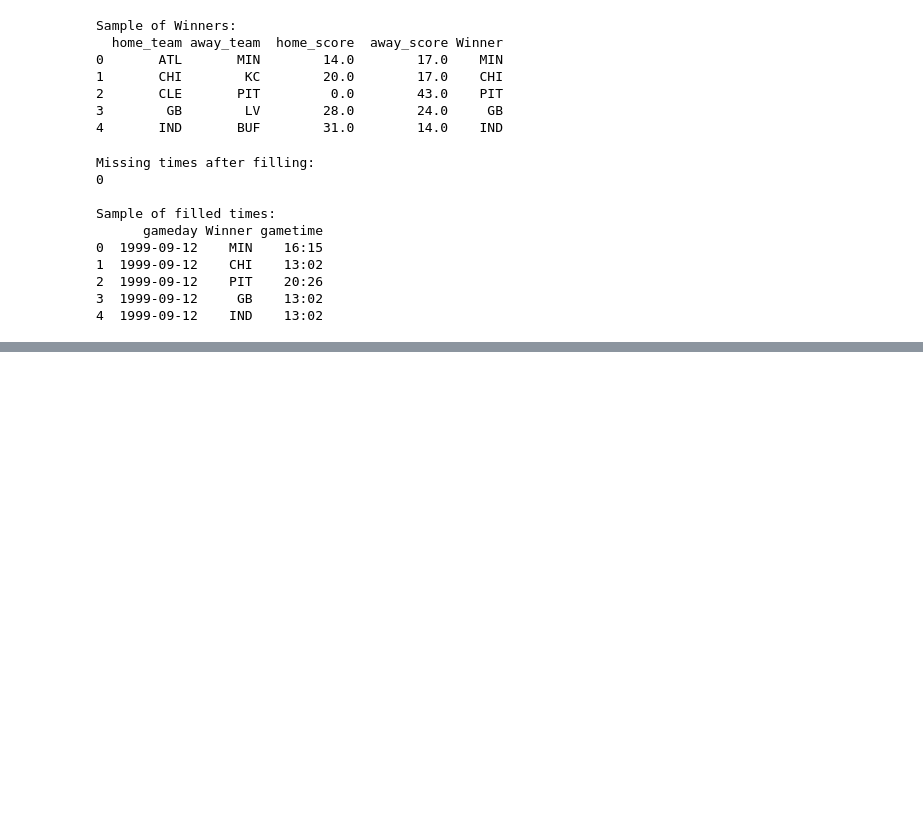
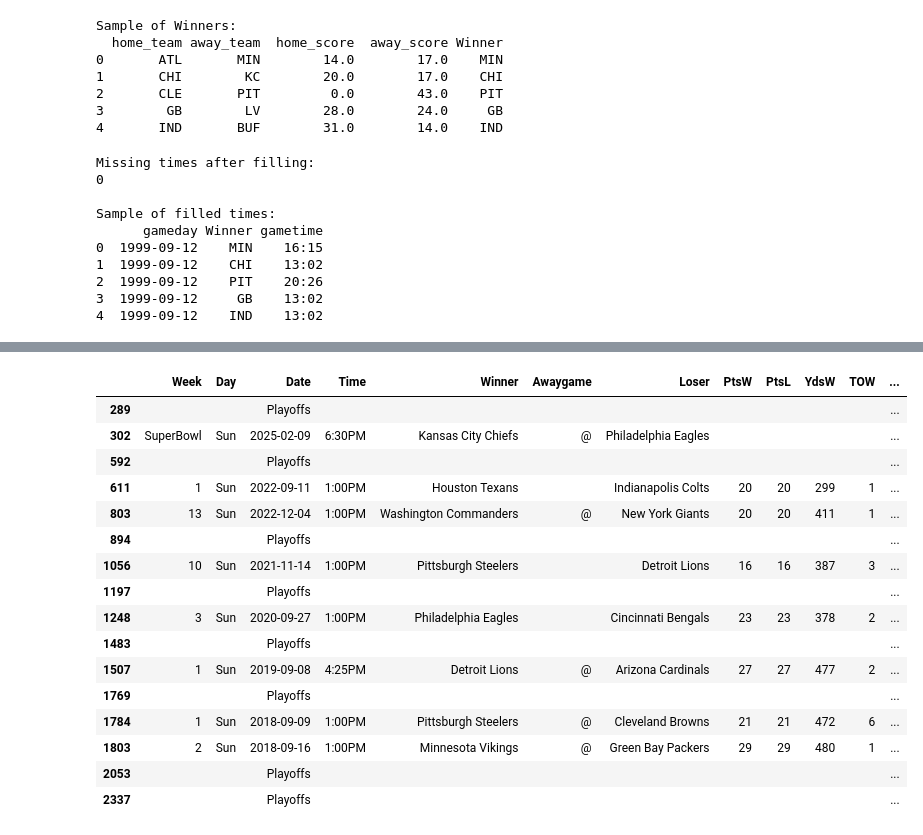
Before and after one commit to JonathanK556/NFL-Model, a Jupyter notebook: Data_Wrangling.ipynb, the cells around one changed output, grey strips where cells are left out. Cells and saved outputs as stored; diff of their text form; code cells hidden in the pictures; blank space fills up the shorter version.

Commit message:
more data wrangling, replaced gamescsv with new data source

```diff
--- a/Data_Wrangling.ipynb
+++ b/Data_Wrangling.ipynb
@@ -554,0 +845,24 @@ dtype: int64
+# %%
+#Adding tie column
+combined_games_data['Tie'] = (combined_games_data['PtsW'] == combined_games_data['PtsL']).astype(int)
+# %%
+#Look at tie games
+combined_games_data[combined_games_data["Tie"]==1]
+# %% [output]
+|  | Week | Day | Date | Time | Winner | Awaygame | Loser | PtsW | PtsL | YdsW | TOW | ... |
+| 289 |  |  | Playoffs |  |  |  |  |  |  |  |  | ... |
+| 302 | SuperBowl | Sun | 2025-02-09 | 6:30PM | Kansas City Chiefs | @ | Philadelphia Eagles |  |  |  |  | ... |
+| 592 |  |  | Playoffs |  |  |  |  |  |  |  |  | ... |
+| 611 | 1 | Sun | 2022-09-11 | 1:00PM | Houston Texans |  | Indianapolis Colts | 20 | 20 | 299 | 1 | ... |
+| 803 | 13 | Sun | 2022-12-04 | 1:00PM | Washington Commanders | @ | New York Giants | 20 | 20 | 411 | 1 | ... |
+| 894 |  |  | Playoffs |  |  |  |  |  |  |  |  | ... |
+| 1056 | 10 | Sun | 2021-11-14 | 1:00PM | Pittsburgh Steelers |  | Detroit Lions | 16 | 16 | 387 | 3 | ... |
+| 1197 |  |  | Playoffs |  |  |  |  |  |  |  |  | ... |
+| 1248 | 3 | Sun | 2020-09-27 | 1:00PM | Philadelphia Eagles |  | Cincinnati Bengals | 23 | 23 | 378 | 2 | ... |
+| 1483 |  |  | Playoffs |  |  |  |  |  |  |  |  | ... |
+| 1507 | 1 | Sun | 2019-09-08 | 4:25PM | Detroit Lions | @ | Arizona Cardinals | 27 | 27 | 477 | 2 | ... |
+| 1769 |  |  | Playoffs |  |  |  |  |  |  |  |  | ... |
+| 1784 | 1 | Sun | 2018-09-09 | 1:00PM | Pittsburgh Steelers | @ | Cleveland Browns | 21 | 21 | 472 | 6 | ... |
+| 1803 | 2 | Sun | 2018-09-16 | 1:00PM | Minnesota Vikings | @ | Green Bay Packers | 29 | 29 | 480 | 1 | ... |
+| 2053 |  |  | Playoffs |  |  |  |  |  |  |  |  | ... |
+| 2337 |  |  | Playoffs |  |  |  |  |  |  |  |  | ... |
```
Also changed, not shown: parts of 47 cells of this notebook, 1 other file.
